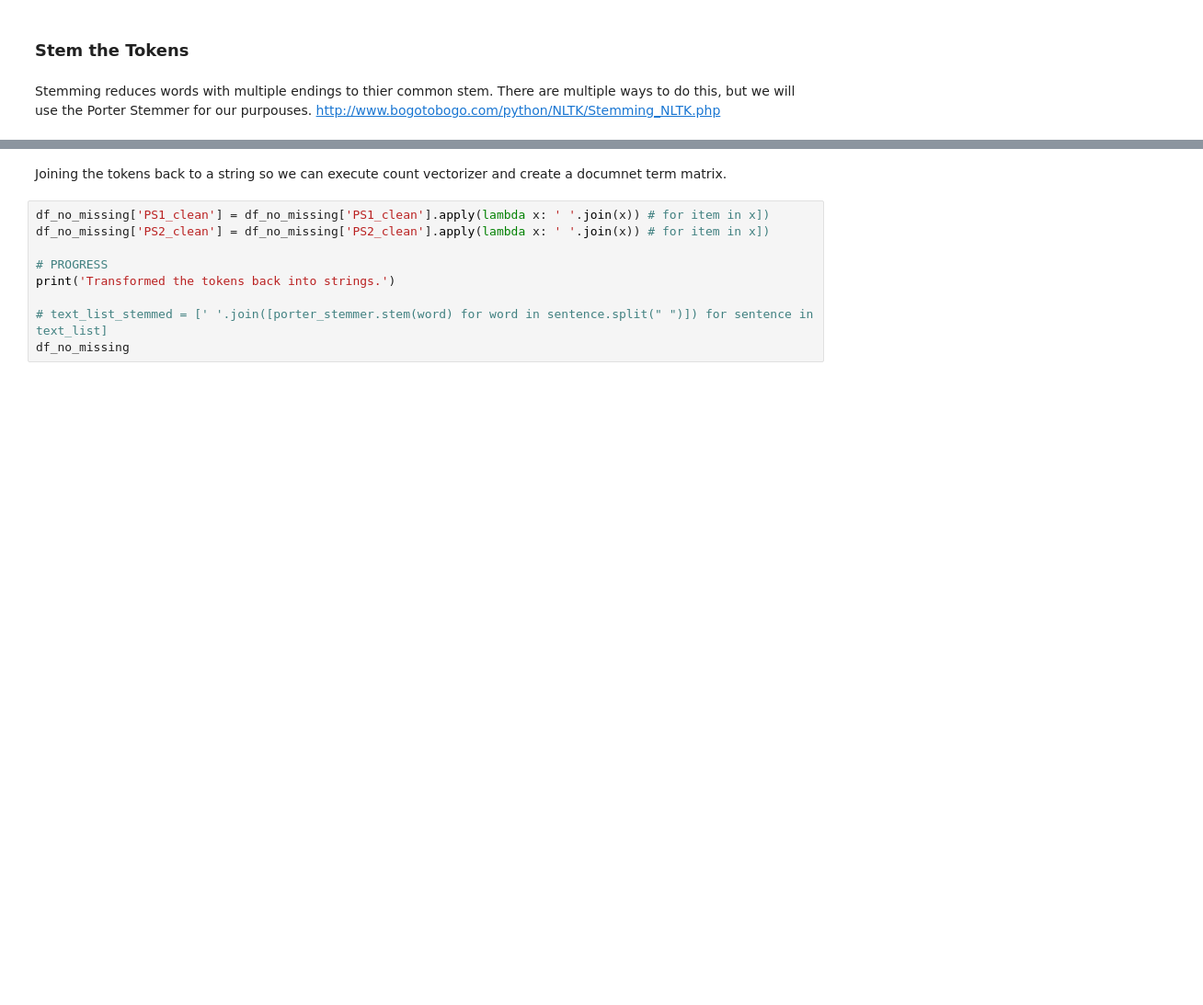
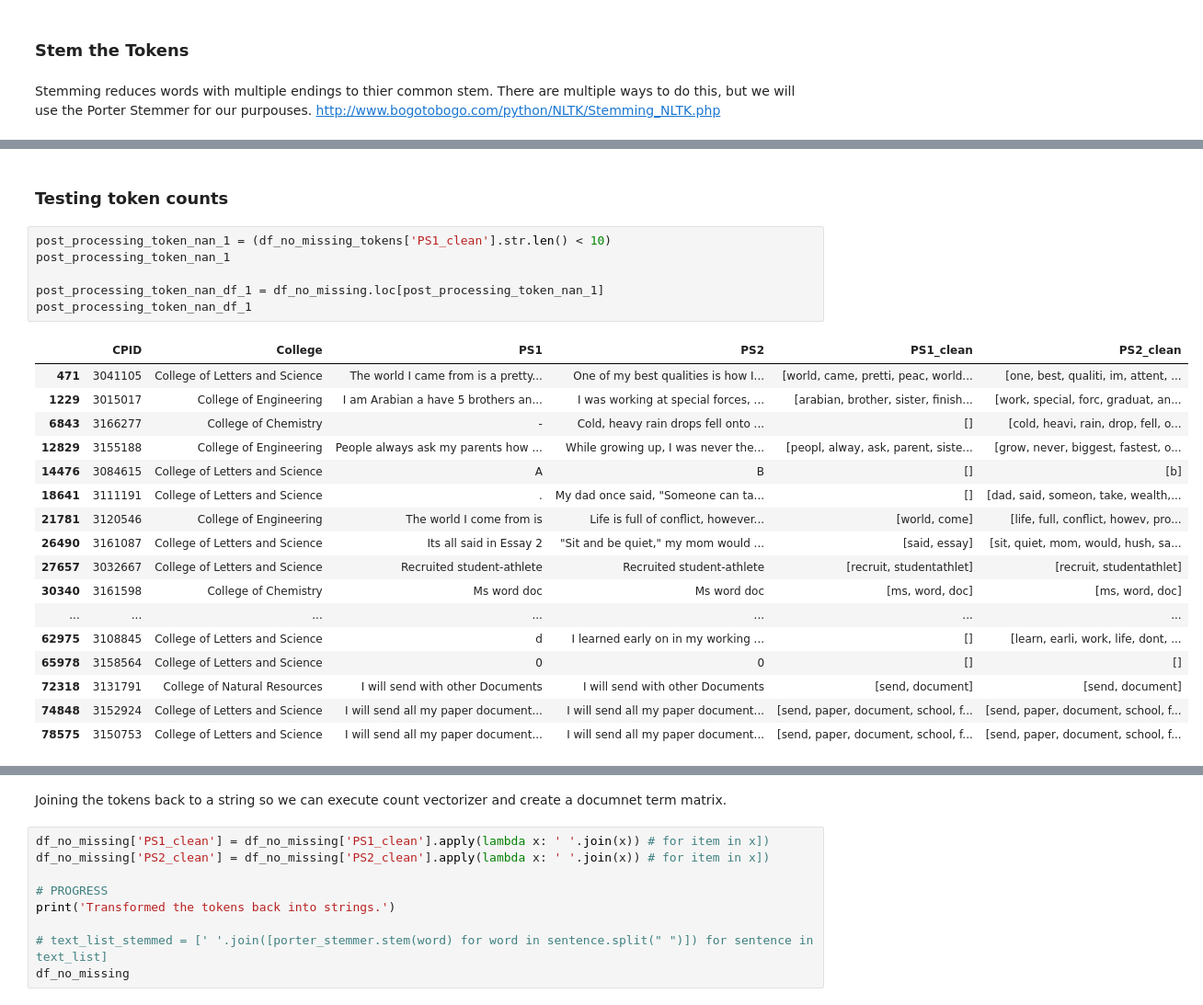
Before and after one commit to BeniamG/Admissions_Essays, a Jupyter notebook: Admissions_Essays_Production.ipynb, the cells around one changed output, grey strips where cells are left out. Shown at 92% size. Saved outputs shown, nothing was run; the diff lists cells and outputs as text; blank space fills up the shorter version.

Commit message:
added a new notebook and some other things

```diff
--- a/Admissions_Essays_Production.ipynb
+++ b/Admissions_Essays_Production.ipynb
@@ -296,0 +545,26 @@ df_no_missing
+# %% [markdown]
+### Testing token counts
+# %%
+post_processing_token_nan_1 = (df_no_missing_tokens['PS1_clean'].str.len() < 10)
+post_processing_token_nan_1
+
+post_processing_token_nan_df_1 = df_no_missing.loc[post_processing_token_nan_1]
+post_processing_token_nan_df_1
+# %% [output]
+|  | CPID | College | PS1 | PS2 | PS1_clean | PS2_clean |
+| 471 | 3041105 | College of Letters and Science | The world I came from is a pretty... | One of my best qualities is how I... | [world, came, pretti, peac, world... | [one, best, qualiti, im, attent, ... |
+| 1229 | 3015017 | College of Engineering | I am Arabian a have 5 brothers an... | I was working at special forces, ... | [arabian, brother, sister, finish... | [work, special, forc, graduat, an... |
+| 6843 | 3166277 | College of Chemistry | - | Cold, heavy rain drops fell onto ... | [] | [cold, heavi, rain, drop, fell, o... |
+| 12829 | 3155188 | College of Engineering | People always ask my parents how ... | While growing up, I was never the... | [peopl, alway, ask, parent, siste... | [grow, never, biggest, fastest, o... |
+| 14476 | 3084615 | College of Letters and Science | A | B | [] | [b] |
+| 18641 | 3111191 | College of Letters and Science | . | My dad once said, "Someone can ta... | [] | [dad, said, someon, take, wealth,... |
+| 21781 | 3120546 | College of Engineering | The world I come from is | Life is full of conflict, however... | [world, come] | [life, full, conflict, howev, pro... |
+| 26490 | 3161087 | College of Letters and Science | Its all said in Essay 2 | "Sit and be quiet," my mom would ... | [said, essay] | [sit, quiet, mom, would, hush, sa... |
+| 27657 | 3032667 | College of Letters and Science | Recruited student-athlete | Recruited student-athlete | [recruit, studentathlet] | [recruit, studentathlet] |
+| 30340 | 3161598 | College of Chemistry | Ms word doc | Ms word doc | [ms, word, doc] | [ms, word, doc] |
+| ... | ... | ... | ... | ... | ... | ... |
+| 62975 | 3108845 | College of Letters and Science | d | I learned early on in my working ... | [] | [learn, earli, work, life, dont, ... |
+| 65978 | 3158564 | College of Letters and Science | 0 | 0 | [] | [] |
+| 72318 | 3131791 | College of Natural Resources | I will send with other Documents | I will send with other Documents | [send, document] | [send, document] |
+| 74848 | 3152924 | College of Letters and Science | I will send all my paper document... | I will send all my paper document... | [send, paper, document, school, f... | [send, paper, document, school, f... |
+| 78575 | 3150753 | College of Letters and Science | I will send all my paper document... | I will send all my paper document... | [send, paper, document, school, f... | [send, paper, document, school, f... |
```
Also changed, not shown: parts of 32 cells of this notebook, 1 other file.
